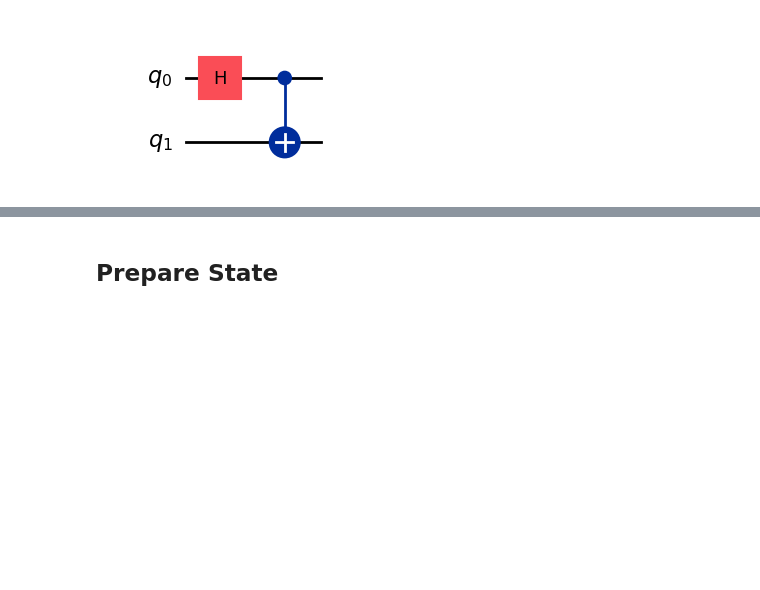
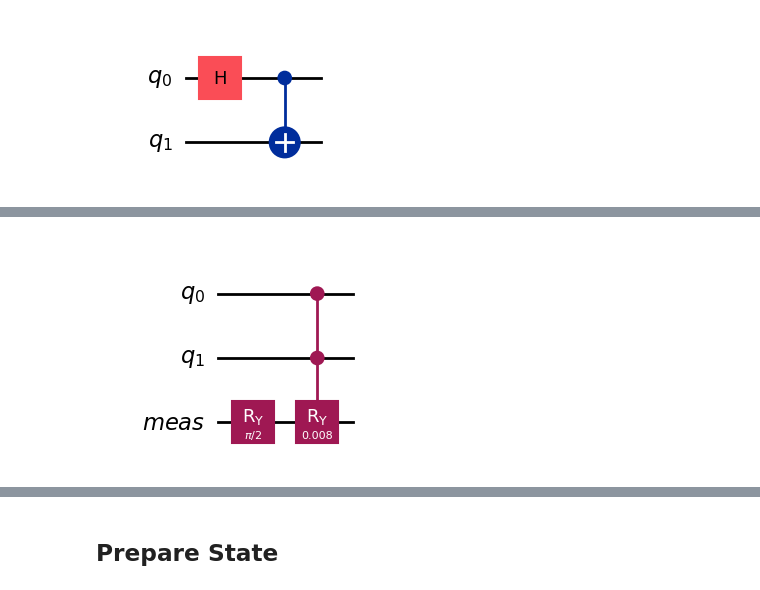
Before and after one commit to AlexFiliakov/knowledge-pricing, a Jupyter notebook: 4.b. Quantum Excess Evaluation Algorithm.ipynb, the cells around one changed output, grey strips where cells are left out. Saved outputs shown, nothing was run; the diff lists cells and outputs as text; code cells hidden in the pictures; blank space fills up the shorter version.

```diff
--- a/4.b. Quantum Excess Evaluation Algorithm.ipynb
+++ b/4.b. Quantum Excess Evaluation Algorithm.ipynb
@@ -56,3 +57,70 @@ EstimatorResult(values=array([ 1.        , -0.00585938, -0.00585938,  1.
+# %%
+from qiskit import QuantumRegister
+from qiskit.circuit.library import RYGate
+
+def add_measure_qubit_and_bias(qc: QuantumCircuit,
+                                label: str = "meas") -> QuantumRegister:
+    """
+    • Allocate ONE fresh qubit at the end of `qc`
+    • Apply RY(π/2) so it starts in
+        cos(π/4)|0> + sin(π/4)|1>
+    • Return the newly‑created QuantumRegister (length 1).
+    """
+    meas = QuantumRegister(1, label)
+    qc.add_register(meas)
+    qc.ry(np.pi / 2, meas[0])                    # RY(π/2) on |0> → |+_y>
+    return meas
+
+def apply_excess_rotations(qc: QuantumCircuit,
+                            loss_reg: QuantumRegister,
+                            flag_qubit,
+                            meas_qubit,
+                            c: float = 1e-2):
+    """
+    Implements θ = π/4 + 0.4 c (x‑1) on `meas_qubit`
+    using a *pair of controls*  (flag == 1  AND  bit_i == 1).
+
+    Parameters
+    ----------
+    loss_reg    : QuantumRegister
+        Holds  x-1  (n qubits after the subtractor).
+    flag_qubit  : Qubit
+        Set to 1 exactly when the loss is above the deductible.
+    meas_qubit  : Qubit
+        The qubit prepared by `add_measure_qubit_and_bias`.
+    c           : float
+        Small scale factor in the paper (default 1e‑2).
+    """
+    n = len(loss_reg)
+    base = 0.8 * c                               # 2 × 0.4 × c
+
+    for i, bit in enumerate(loss_reg):
+        weight   = 1 << i                        # 2**i
+        angle    = base * weight                 # Δθ contribution of this bit
+        ry_gate  = RYGate(angle)
+        ccry     = ry_gate.control(2)            # 2‑controlled RY
+        # controls:  flag , loss_reg[i]   – target: meas_qubit
+        qc.append(ccry, [flag_qubit, bit, meas_qubit])
+
+qc = QuantumCircuit(2)
+
+loss_reg = qc.qubits[0:1] # 1) Loss register (2 qubits)
+flag_q = qc.qubits[1] # 1) Flag qubit
+
+# 2) Measurement qubit
+meas_reg = add_measure_qubit_and_bias(qc)        # returns a QuantumRegister(1)
+meas_q = meas_reg[0]
+
+# 3) Controlled rotations
+apply_excess_rotations(qc,
+                    loss_reg=loss_reg,
+                    flag_qubit=flag_q,
+                    meas_qubit=meas_q,
+                    c=1e-2)                   # choose c small (paper says “small number”)
+
+qc.draw(output='mpl')
+# %% [output]
+[figure, added]
 # %%
 import matplotlib.pyplot as plt
 
```
Also changed, not shown: parts of 11 cells of this notebook.
